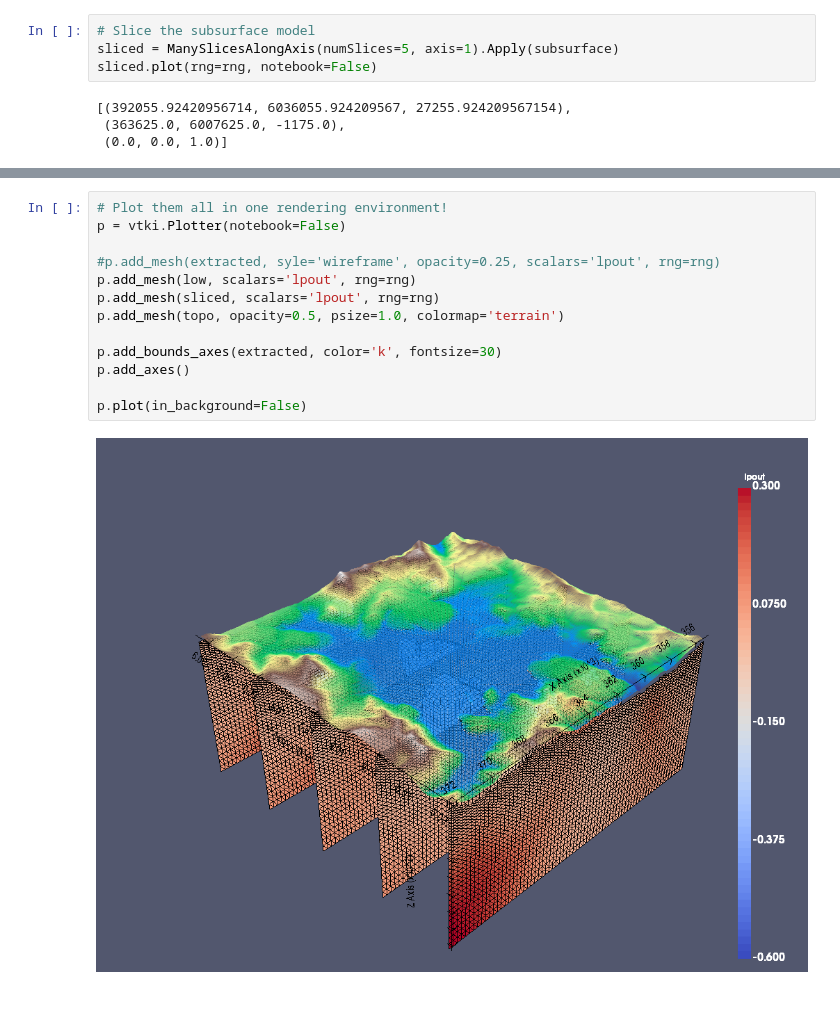
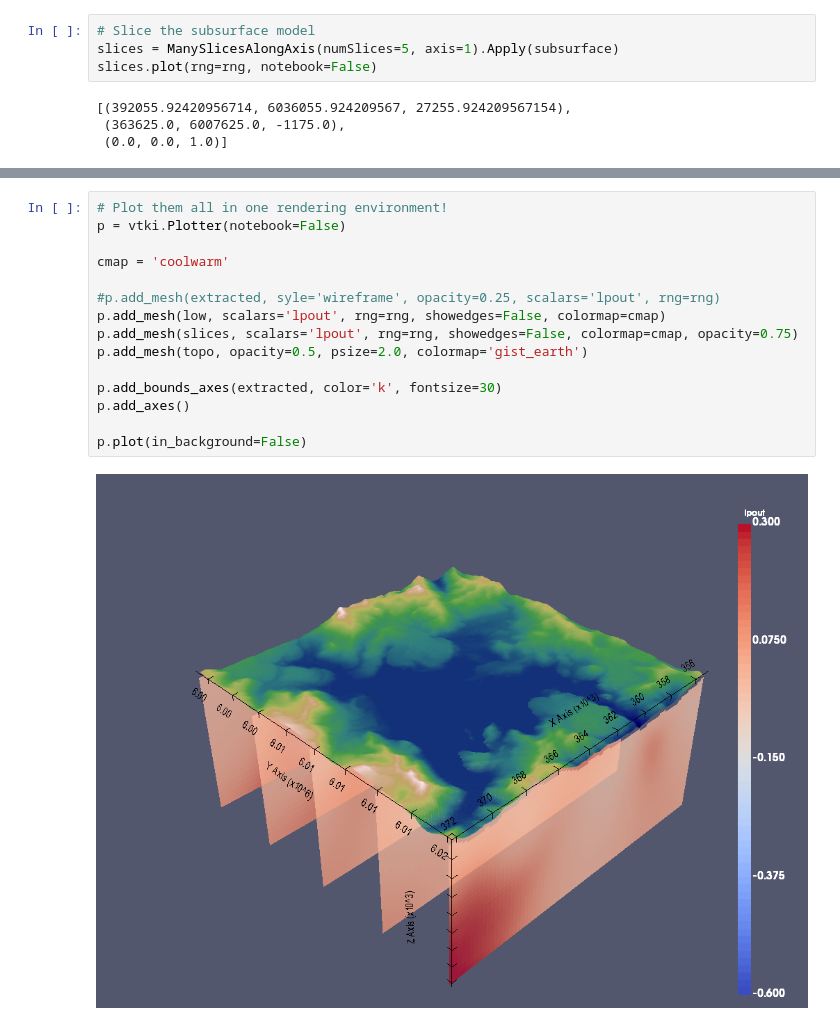
Before and after one commit to OpenGeoVis/PVGeo-Examples, a Jupyter notebook: 3.0 - Using the vtkInterface Package.ipynb, the cells around one changed output, grey strips where cells are left out. Saved outputs shown, nothing was run; the diff lists cells and outputs as text.

Commit message:
detail the plotting parameters like colormap

```diff
--- a/3.0 - Using the vtkInterface Package.ipynb
+++ b/3.0 - Using the vtkInterface Package.ipynb
@@ -103,8 +103,8 @@ We can also use the `ManySlicesAlongAxis` filter from PVGeo to create `n` slices
 Note that we can interactively plot any of these datasets by ensuring the `notebook` argument is set to `False` which will open a seperate rendering window.
 # %%
 # Slice the subsurface model
-sliced = ManySlicesAlongAxis(numSlices=5, axis=1).Apply(subsurface)
-sliced.plot(rng=rng, notebook=False)
+slices = ManySlicesAlongAxis(numSlices=5, axis=1).Apply(subsurface)
+slices.plot(rng=rng, notebook=False)
 # %% [output]
 [(392055.92420956714, 6036055.924209567, 27255.924209567154),
  (363625.0, 6007625.0, -1175.0),
@@ -144,15 +145,17 @@ p.plot(in_background=False)
 # %%
 # Plot them all in one rendering environment!
 p = vtki.Plotter(notebook=False)
 
+cmap = 'coolwarm'
+
 #p.add_mesh(extracted, syle='wireframe', opacity=0.25, scalars='lpout', rng=rng)
-p.add_mesh(low, scalars='lpout', rng=rng)
-p.add_mesh(sliced, scalars='lpout', rng=rng)
-p.add_mesh(topo, opacity=0.5, psize=1.0, colormap='terrain')
+p.add_mesh(low, scalars='lpout', rng=rng, showedges=False, colormap=cmap)
+p.add_mesh(slices, scalars='lpout', rng=rng, showedges=False, colormap=cmap, opacity=0.75)
+p.add_mesh(topo, opacity=0.5, psize=2.0, colormap='gist_earth')
 
 p.add_bounds_axes(extracted, color='k', fontsize=30)
 p.add_axes()
 
 p.plot(in_background=False)
 # %% [output]
-[figure, old version]
+[figure, new version]
```
Also changed, not shown: parts of 1 cell of this notebook.
